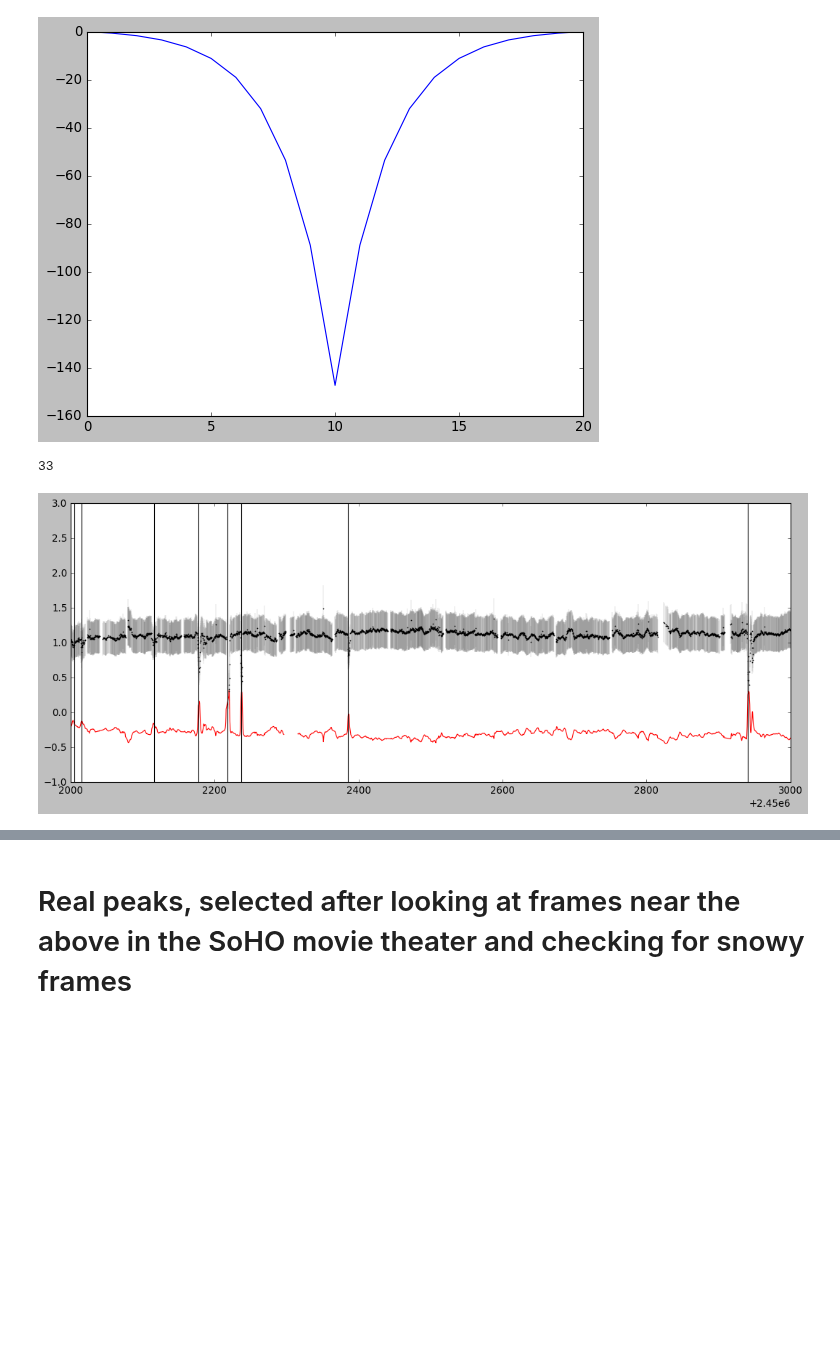
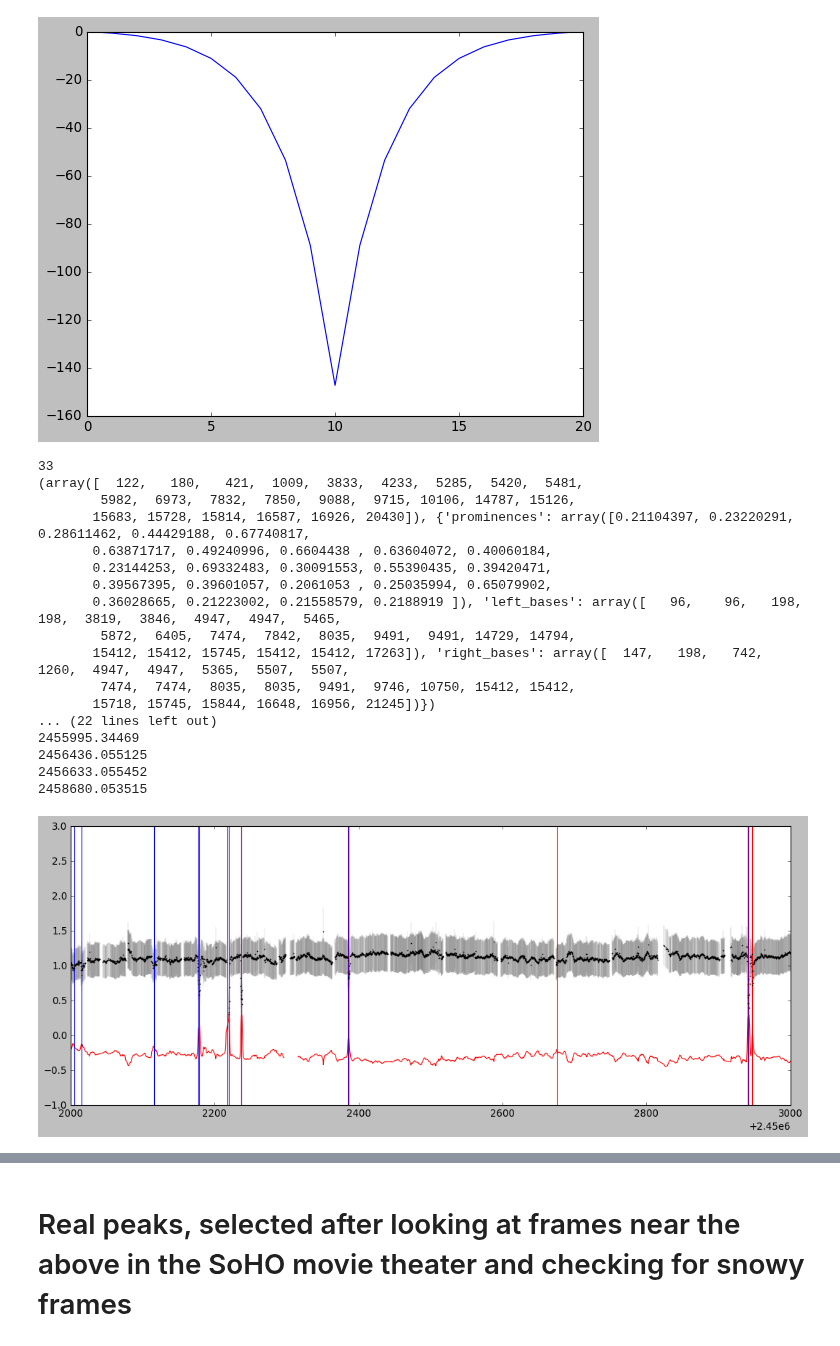
Before and after one commit to esandford/archivalSOHO, a Jupyter notebook: data/eliminateSnowyEITframes.ipynb, the cells around one changed output, grey strips where cells are left out. Saved outputs shown, nothing was run; the diff lists cells and outputs as text; code cells hidden in the pictures; blank space fills up the shorter version.

```diff
--- a/data/eliminateSnowyEITframes.ipynb
+++ b/data/eliminateSnowyEITframes.ipynb
@@ -289,33 +286,60 @@ plt.show()
 # %%
 #Okay, there just aren't that many of these. Make a list of times where we see a spike in the convolution
 # and then go back and check the SoHO movie theater to make sure it corresponds to a real snow event.
 
 tSus = [2450245, 2450270, 2450398, 2450514, 2450683, 2450925,
        2451706, 2451740, 2451858,
        2452178, 2452218, 2452237, 2452385, 2452941, 2452005, 2452015, 2452116,
        2453388, 2453605, 2453750, 2453320, 2453505,
        2454082, 2454988,
        2455393, 2455950, 2455993,
        2456435, 2456630, 2456665,
        2457981,
        2458005, 2458680,
        ]
 tSus = np.array(tSus)
 print(len(tSus))
 
 conv = np.convolve(ratio, y, mode='same')
 
+sus = find_peaks((conv+500)/500, prominence=(0.2,None))
+print(sus)
+print(sus[0])
+
+susIdxs= sus[0]
+
 fig, ax = plt.subplots(1,1,figsize=(16,6))
 ax.errorbar(t304, ratio, yerr=unc_ratio, color='k', elinewidth=0.1,capsize=0,marker='.',linestyle="None",ms=2)
 
 ax.plot(t304, (conv+500)/500,'r-')
 ax.set_xlim(2452000,2453000)
+
 for t in tSus:
-    ax.axvline(t,color='k')
+    ax.axvline(t,color='b')
+
+for i in susIdxs:
+    ax.axvline(t304[i], color='r')
+    print(t304[i])
 ax.set_ylim(-1,3)
 plt.show()
 # %% [output]
 33
+(array([  122,   180,   421,  1009,  3833,  4233,  5285,  5420,  5481,
+        5982,  6973,  7832,  7850,  9088,  9715, 10106, 14787, 15126,
+       15683, 15728, 15814, 16587, 16926, 20430]), {'prominences': array([0.21104397, 0.23220291, 0.28611462, 0.44429188, 0.67740817,
+       0.63871717, 0.49240996, 0.6604438 , 0.63604072, 0.40060184,
+       0.23144253, 0.69332483, 0.30091553, 0.55390435, 0.39420471,
+       0.39567395, 0.39601057, 0.2061053 , 0.25035994, 0.65079902,
+       0.36028665, 0.21223002, 0.21558579, 0.2188919 ]), 'left_bases': array([   96,    96,   198,   198,  3819,  3846,  4947,  4947,  5465,
+        5872,  6405,  7474,  7842,  8035,  9491,  9491, 14729, 14794,
+       15412, 15412, 15745, 15412, 15412, 17263]), 'right_bases': array([  147,   198,   742,  1260,  4947,  4947,  5365,  5507,  5507,
+        7474,  7474,  8035,  8035,  9491,  9746, 10750, 15412, 15412,
+       15718, 15745, 15844, 16648, 16956, 21245])})
+... (22 lines left out)
+2455995.34469
+2456436.055125
+2456633.055452
+2458680.053515
-[figure, old version]
+[figure, new version]
 # %%
 iSus_algo = find_peaks((conv+500)/500, prominence=0.1)
```
Also changed, not shown: parts of 3 cells of this notebook, 7 other files.
